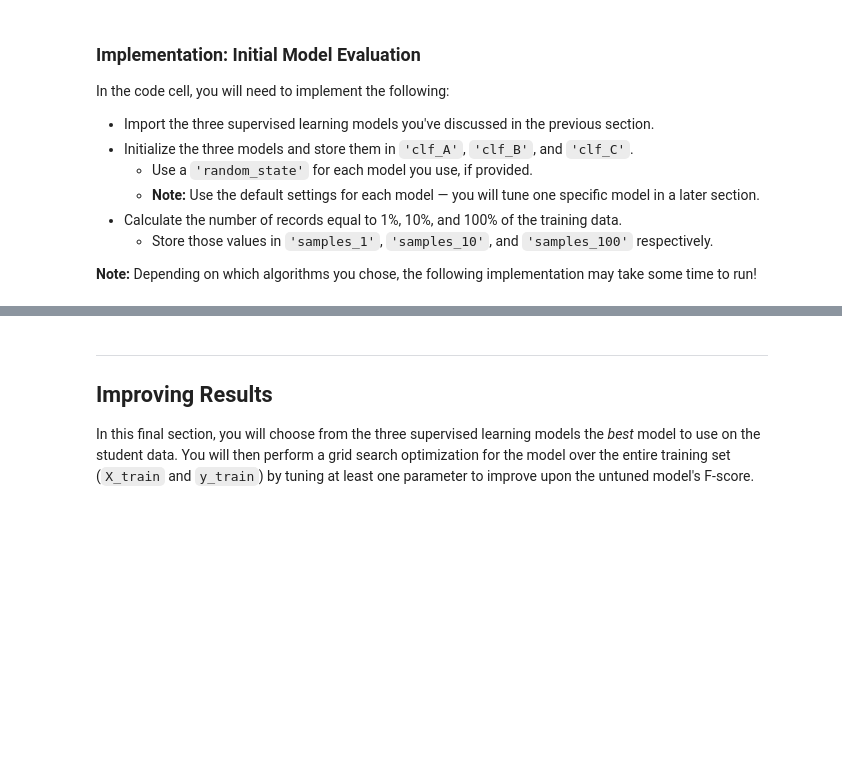
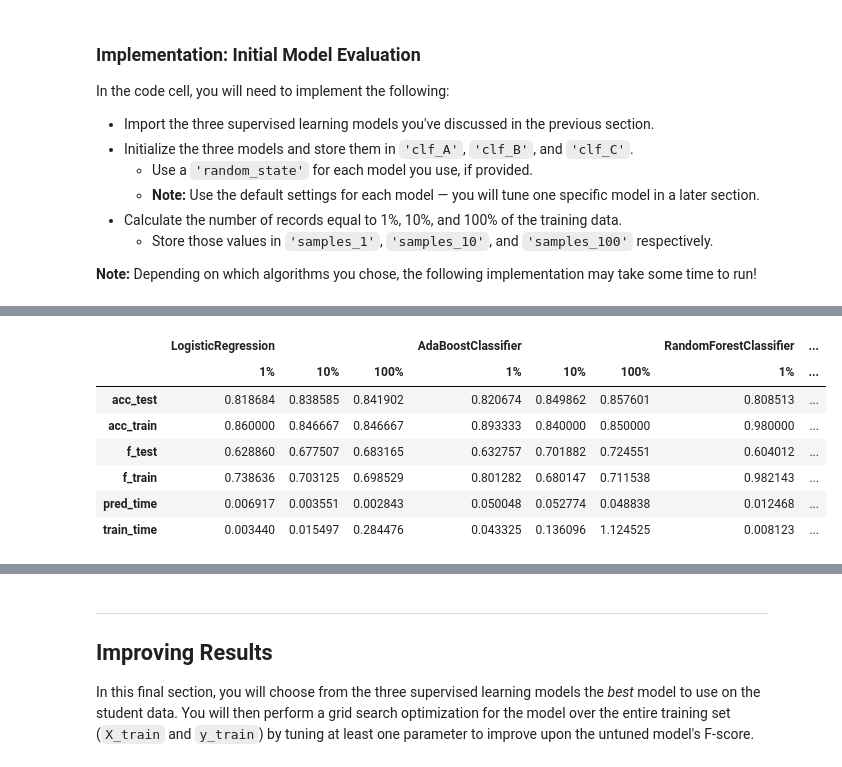
Before and after one commit to fdelgados/charity_ml, a Jupyter notebook: finding_donors.ipynb, the cells around one changed output, grey strips where cells are left out. Saved outputs shown, nothing was run; the diff lists cells and outputs as text; code cells hidden in the pictures; blank space fills up the shorter version.

```diff
--- a/finding_donors.ipynb
+++ b/finding_donors.ipynb
@@ -397,0 +516,17 @@ vs.evaluate(results, accuracy, fscore)
+# %%
+results_table = pd.DataFrame.from_dict({(i,j): results[i][j]
+                           for i in results.keys()
+                           for j in results[i].keys()})
+
+results_table.columns.set_levels(['1%','10%','100%'], level=1, inplace=True)
+
+display(results_table)
+# %% [output]
+|  | LogisticRegression |  |  | AdaBoostClassifier |  |  | RandomForestClassifier | ... |
+|  | 1% | 10% | 100% | 1% | 10% | 100% | 1% | ... |
+| acc_test | 0.818684 | 0.838585 | 0.841902 | 0.820674 | 0.849862 | 0.857601 | 0.808513 | ... |
+| acc_train | 0.860000 | 0.846667 | 0.846667 | 0.893333 | 0.840000 | 0.850000 | 0.980000 | ... |
+| f_test | 0.628860 | 0.677507 | 0.683165 | 0.632757 | 0.701882 | 0.724551 | 0.604012 | ... |
+| f_train | 0.738636 | 0.703125 | 0.698529 | 0.801282 | 0.680147 | 0.711538 | 0.982143 | ... |
+| pred_time | 0.006917 | 0.003551 | 0.002843 | 0.050048 | 0.052774 | 0.048838 | 0.012468 | ... |
+| train_time | 0.003440 | 0.015497 | 0.284476 | 0.043325 | 0.136096 | 1.124525 | 0.008123 | ... |
```
Also changed, not shown: parts of 40 cells of this notebook.
